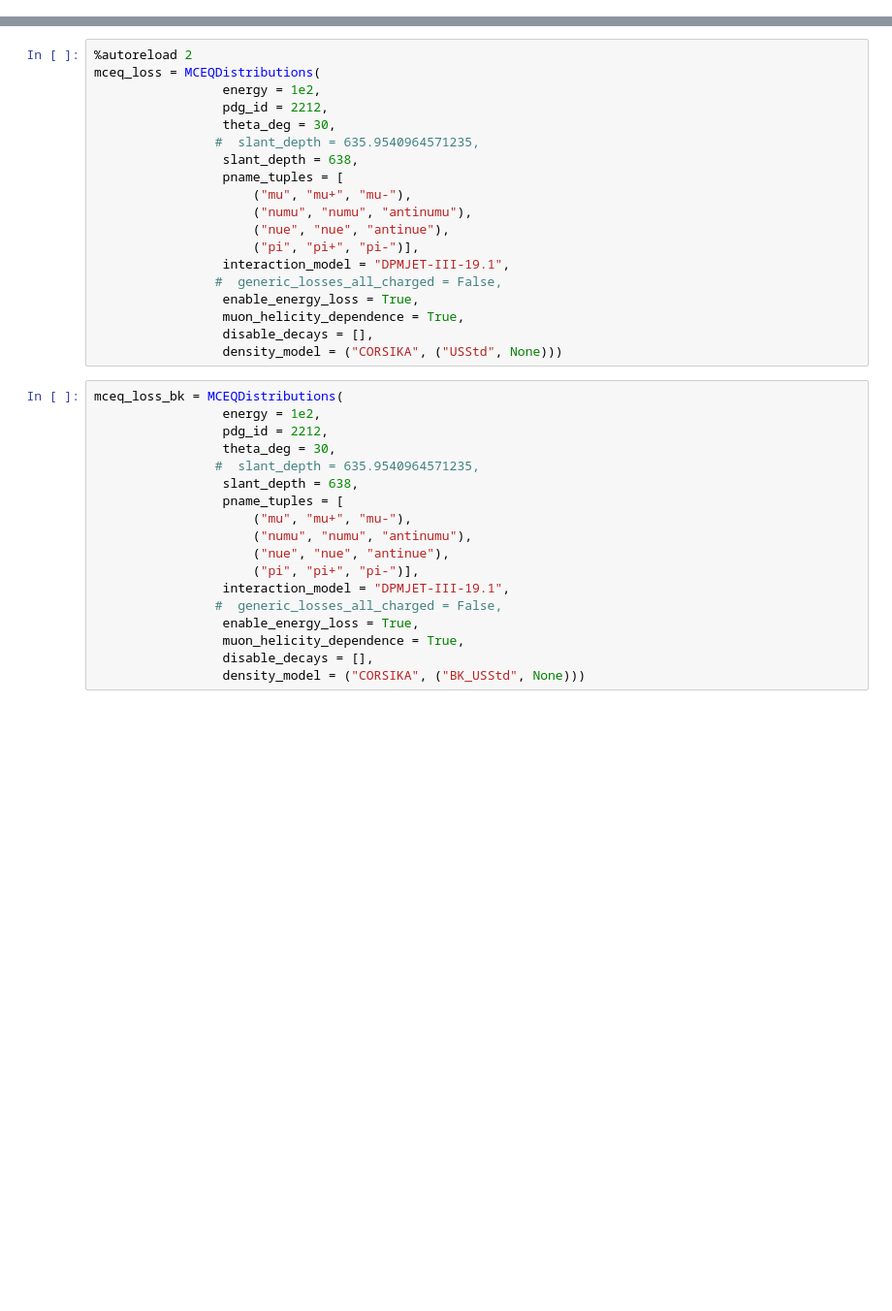
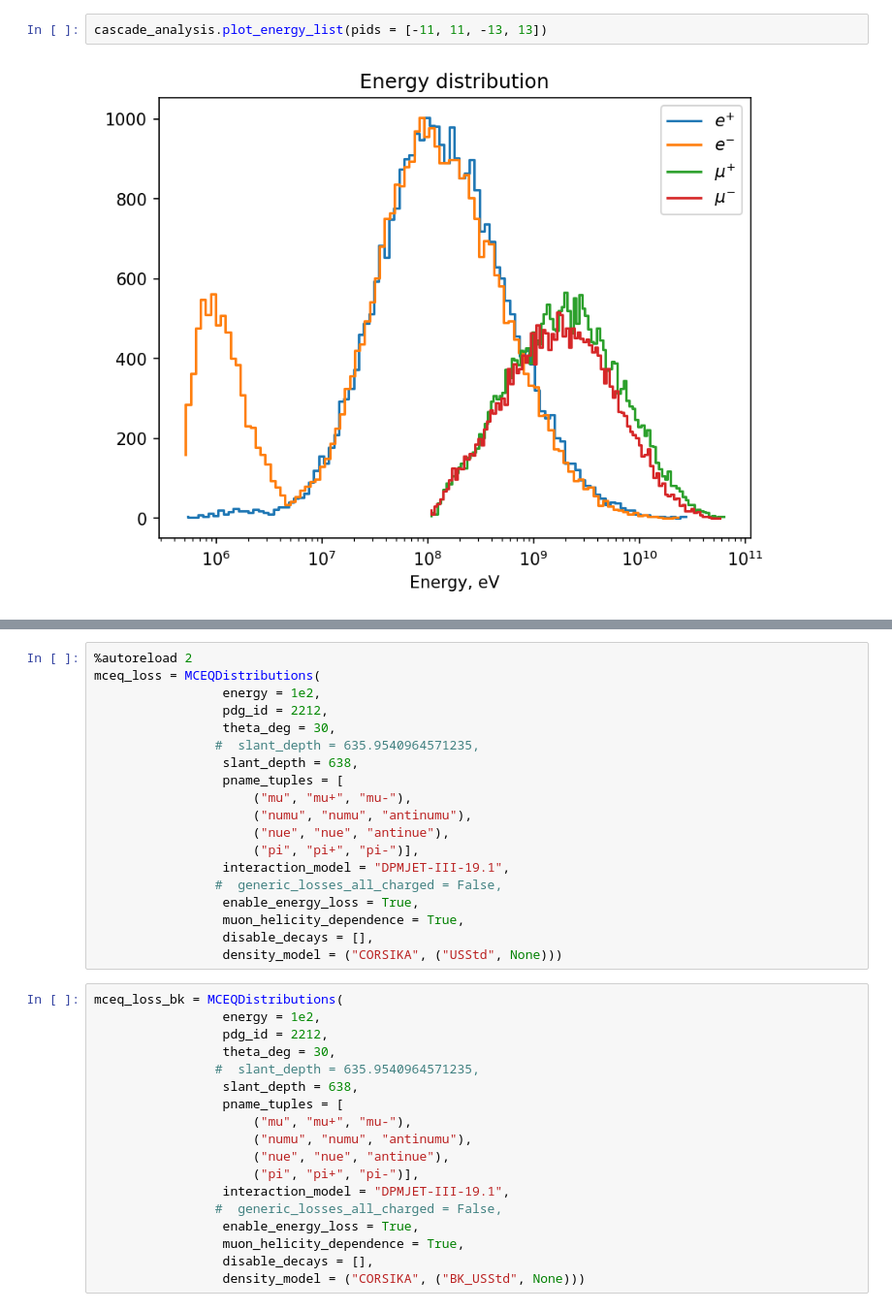
Before and after one commit to jncots/xmax_sigma, a Jupyter notebook: flincpy/test_cas_driver.ipynb, the cells around one changed output, grey strips where cells are left out. Shown at 97% size. Saved outputs shown, nothing was run; the diff lists cells and outputs as text; blank space fills up the shorter version.

```diff
--- a/flincpy/test_cas_driver.ipynb
+++ b/flincpy/test_cas_driver.ipynb
@@ -51 +191,5 @@ cascade_analysis.plot_energy_list(pids = [-13, 13, -14, 14, -11, 11, 2212, 2112,
+# %%
+cascade_analysis.plot_energy_list(pids = [-11, 11, -13, 13])
+# %% [output]
+[figure, added]
 # %%
```
Also changed, not shown: parts of 17 cells of this notebook, 18 other files.
